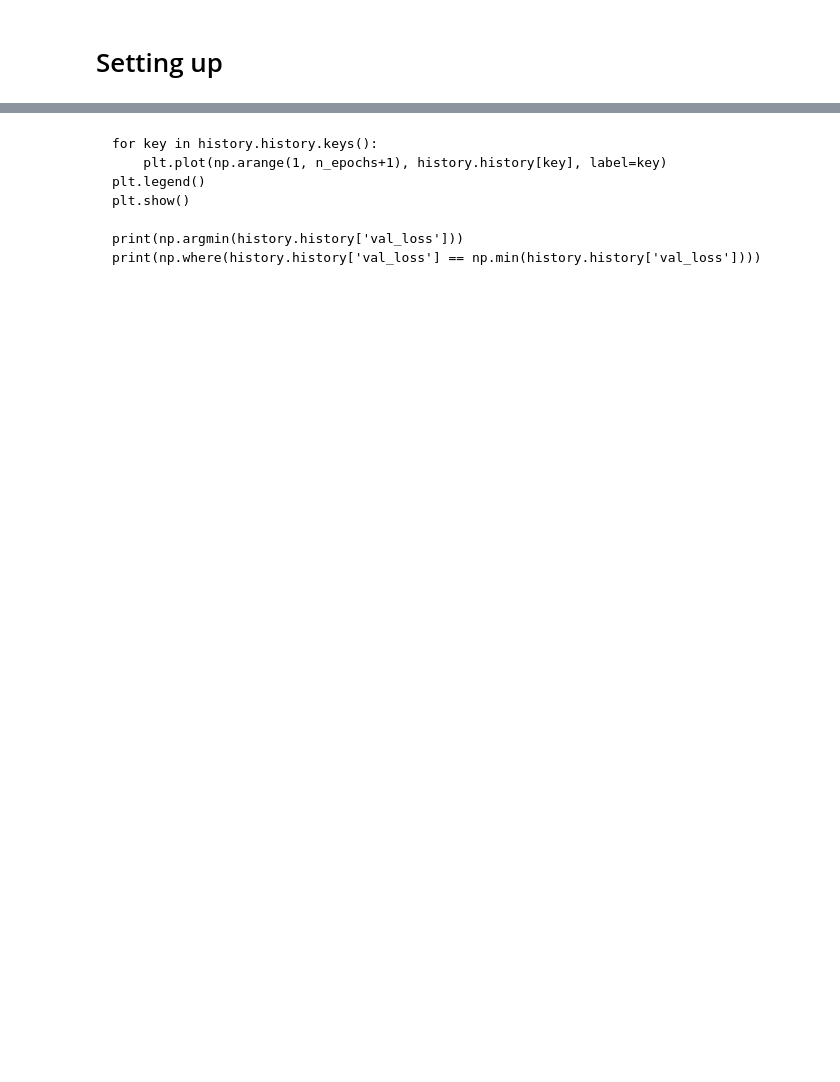
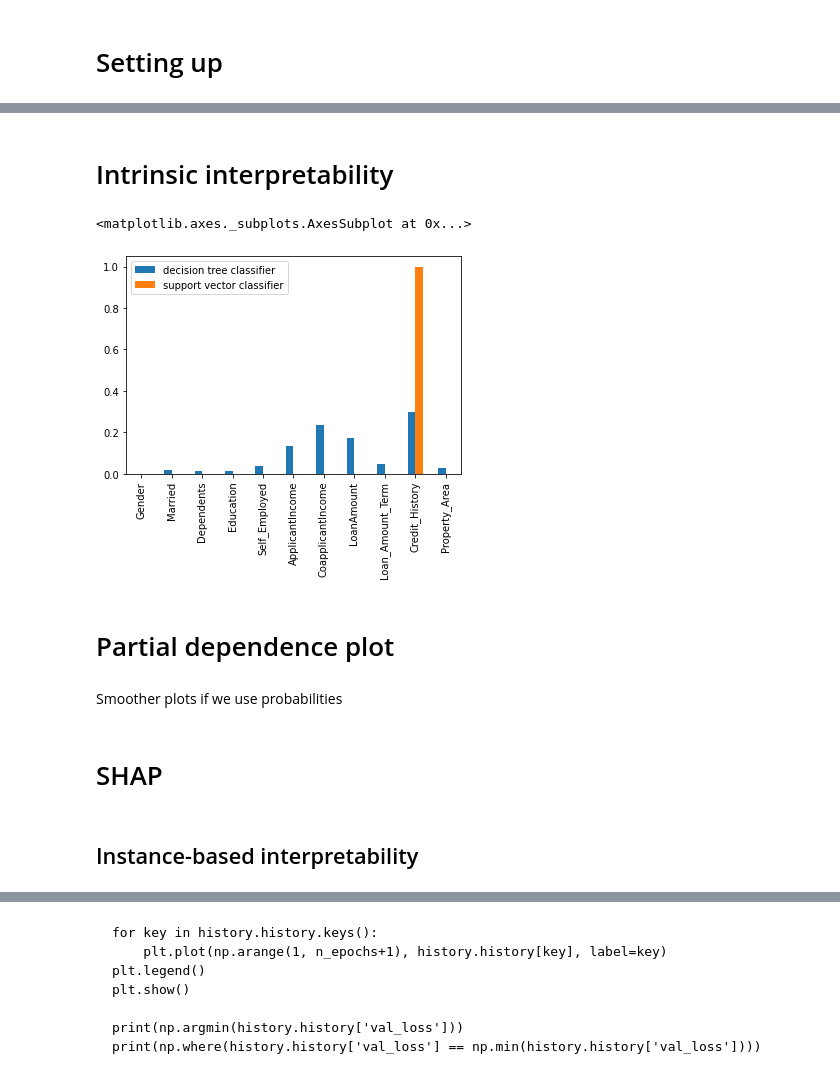
Before and after one commit to GertjanDS/MachineLearning, a Jupyter notebook: classification_loan.ipynb, the cells around one changed output, grey strips where cells are left out. Cells and saved outputs as stored; diff of their text form; code cells hidden in the pictures; blank space fills up the shorter version.

```diff
--- a/classification_loan.ipynb
+++ b/classification_loan.ipynb
@@ -167,10 +68,0 @@ for i in range(X_test.shape[1]):
-# %%
-model_name = "support vector classifier"
-parameters = {'C': np.geomspace(0.0001, 100, 61)}
-svc = SVC(kernel="linear")
-
-clf = find_best_model(svc, parameters, X_train, y_train)
-print_errors(clf, model_name, X_test, y_test)
-
-model = clf.best_estimator_
-model
@@ -213 +71,25 @@ for i in range(X_test.shape[1]):
+# %%
+model_names = [
+    "k-nearest neighbors",
+    "decision tree classifier",
+    "support vector classifier",
+    ]
+
+parameters = {
+    "k-nearest neighbors": {'n_neighbors': np.arange(1, 20), 'weights': ('uniform', 'distance')}, # 'n_neighbors': np.arange(1, 364)
+    "decision tree classifier": {'criterion': ('gini', 'entropy'), 'min_samples_split': np.arange(2, 20)}, # 'min_samples_split': np.arange(2, 364)
+    "support vector classifier": {'C': np.geomspace(0.01, 100, 41)}
+    }
+
+models_init = {
+    "k-nearest neighbors": KNeighborsClassifier(),
+    "decision tree classifier": DecisionTreeClassifier(random_state=seed),
+    "support vector classifier": SVC(kernel="linear")
+    }
+
+models = dict()
+
+for model_name in model_names:
+    clf = find_best_model(models_init[model_name], parameters[model_name], X_train, y_train)
+    models[model_name] = clf.best_estimator_
 # %% [markdown]
@@ -239,5 +119,7 @@ model.compile(optimizer='adam',
 
 n_epochs = 86
 history = model.fit(X_train, y_train, batch_size=BATCH_SIZE, epochs=n_epochs, validation_data=(X_val, y_val)) # validation_split=0.2)
+
+models["neural network"] = model
 # %% [output]
 Epoch 1/86
@@ -259,0 +168,15 @@ Epoch 86/86
+# %% [markdown]
+# Intrinsic interpretability
+# %%
+dtr_feat_imps = models["decision tree classifier"].feature_importances_
+
+svc_coefs = models["support vector classifier"].coef_[0]
+svc_feat_imps = np.abs(svc_coefs) / np.sum(np.abs(svc_coefs))
+
+feat_imps = pd.DataFrame({"decision tree classifier": dtr_feat_imps, "support vector classifier": svc_feat_imps}, index=feature_names)
+feat_imps.plot.bar()
+# %% [output]
+<matplotlib.axes._subplots.AxesSubplot at 0x...>
+[figure, added]
+# %% [markdown]
+# Partial dependence plot
@@ -259,0 +194,6 @@ Epoch 86/86
+# %% [markdown]
+Smoother plots if we use probabilities
+# %% [markdown]
+# SHAP
+# %% [markdown]
+## Instance-based interpretability
```
Also changed, not shown: parts of 49 cells of this notebook.
